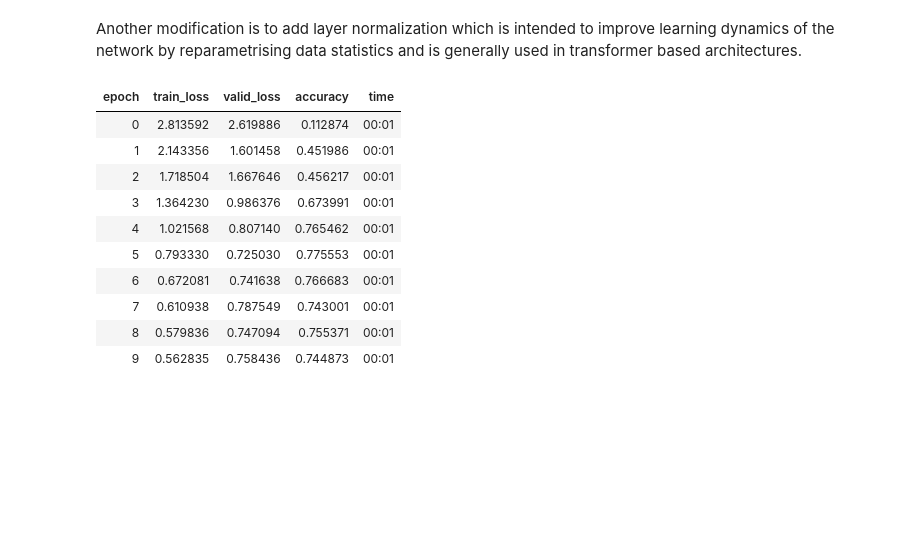
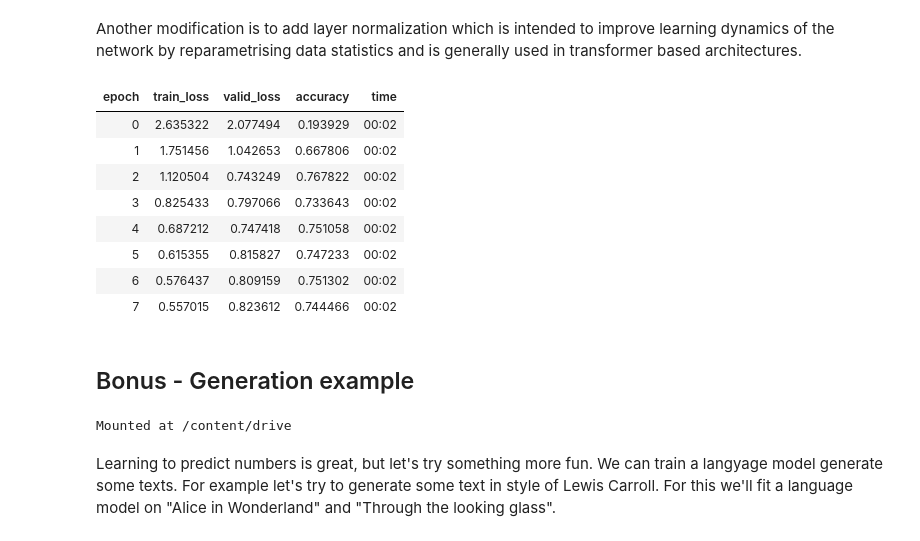
Before and after one commit to arampacha/fastai_nbs, a Jupyter notebook: fastbook_12_transformer.ipynb, the cells around one changed output. Saved outputs shown, nothing was run; the diff lists cells and outputs as text; code cells hidden in the pictures; blank space fills up the shorter version.

Commit message:
+text generation

```diff
--- a/fastbook_12_transformer.ipynb
+++ b/fastbook_12_transformer.ipynb
@@ -476,7 +477,8 @@ As we modify layers to include the residual connections let's also add some regu
 # %%
 class TransformerEmbedding(Module):
     def __init__(self, emb_sz, d_model, p=0.1):
-        self.emb = nn.Embedding(emb_sz, d_model)
+        self.emb = Embedding(emb_sz, d_model)
+        nn.init.trunc_normal_(self.emb.weight, std=d_model**-0.5)
         self.pos_enc = PositionalEncoding(d_model)
         self.drop = nn.Dropout(p)
     def forward(self, x):
@@ -502,11 +504,11 @@ class MultiHeadAttention(Module):
         assert d_model%n_heads == 0
         self.n_heads = n_heads
         d_qk, d_v = d_model//n_heads, d_model//n_heads
-        self.iq = nn.Linear(d_model, d_model)
-        self.ik = nn.Linear(d_model, d_model)
-        self.iv = nn.Linear(d_model, d_model)
+        self.iq = nn.Linear(d_model, d_model, bias=False)
+        self.ik = nn.Linear(d_model, d_model, bias=False)
+        self.iv = nn.Linear(d_model, d_model, bias=False)
         self.scale = d_qk**0.5
-        self.out = nn.Linear(d_model, d_model)
+        self.out = nn.Linear(d_model, d_model, bias=False)
         self.norm = nn.LayerNorm(d_model)
         self.drop = nn.Dropout(p)
     def forward(self, x, mask=None):
@@ -530,35 +532,50 @@ class TransformerLayer(Module):
         self.attn = MultiHeadAttention(d_model, n_heads)
         self.ff = FeedForward(d_model, d_ff, p=p_ff)
         self.causal = causal
+        self._init()
     def forward(self, x, mask=None):
         if self.causal:
             mask = get_subsequent_mask(x)
         return self.ff(self.attn(x, mask))
+    def _init(self):
+        for p in self.parameters():
+            if p.dim()>1: nn.init.xavier_uniform_(p)
 # %%
 class Model6(Module):
     def __init__(self, vocab_sz, d_model=64, n_layer=4, n_heads=8,
-                 p_emb=0.1, p_att=0.1, p_ff=0.2):
+                 p_emb=0.1, p_att=0.1, p_ff=0.2, tie_weights=True):
         self.emb = TransformerEmbedding(vocab_sz, d_model, p=p_emb)
-        self.tfmr = nn.Sequential(*[TransformerLayer(d_model, n_heads,
+        self.encoder = nn.Sequential(*[TransformerLayer(d_model, n_heads,
                                                      p_att=p_att, p_ff=p_ff)
-                                    for _ in range(n_layer)])
+                                    for _ in range(n_layer)],
+                                    nn.LayerNorm(d_model))
         self.out = nn.Linear(d_model, vocab_sz)
+        if tie_weights: self.out.weight = self.emb.emb.weight
     def forward(self, x):
         x = self.emb(x)
-        x = self.tfmr(x)
+        x = self.encoder(x)
         return self.out(x)
 # %%
 learn = Learner(dls, Model6(len(vocab), n_layer=2), loss_func=loss_func, metrics=accuracy)
-learn.fit_one_cycle(10, 1e-2)
+learn.fit_one_cycle(8, 1e-2)
 # %% [output]
 | epoch | train_loss | valid_loss | accuracy | time |
-| 0 | 2.813592 | 2.619886 | 0.112874 | 00:01 |
-| 1 | 2.143356 | 1.601458 | 0.451986 | 00:01 |
-| 2 | 1.718504 | 1.667646 | 0.456217 | 00:01 |
-| 3 | 1.364230 | 0.986376 | 0.673991 | 00:01 |
-| 4 | 1.021568 | 0.807140 | 0.765462 | 00:01 |
-| 5 | 0.793330 | 0.725030 | 0.775553 | 00:01 |
-| 6 | 0.672081 | 0.741638 | 0.766683 | 00:01 |
-| 7 | 0.610938 | 0.787549 | 0.743001 | 00:01 |
-| 8 | 0.579836 | 0.747094 | 0.755371 | 00:01 |
-| 9 | 0.562835 | 0.758436 | 0.744873 | 00:01 |
+| 0 | 2.635322 | 2.077494 | 0.193929 | 00:02 |
+| 1 | 1.751456 | 1.042653 | 0.667806 | 00:02 |
+| 2 | 1.120504 | 0.743249 | 0.767822 | 00:02 |
+| 3 | 0.825433 | 0.797066 | 0.733643 | 00:02 |
+| 4 | 0.687212 | 0.747418 | 0.751058 | 00:02 |
+| 5 | 0.615355 | 0.815827 | 0.747233 | 00:02 |
+| 6 | 0.576437 | 0.809159 | 0.751302 | 00:02 |
+| 7 | 0.557015 | 0.823612 | 0.744466 | 00:02 |
+# %% [markdown]
+## Bonus - Generation example
+# %%
+from google.colab import drive
+
+drive.mount('/content/drive')
+path = Path('/content/drive/MyDrive/char_model')
+# %% [output]
+Mounted at /content/drive
+# %% [markdown]
+Learning to predict numbers is great, but let's try something more fun. We can train a langyage model generate some texts. For example let's try to generate some text in style of Lewis Carroll. For this we'll fit a language model on "Alice in Wonderland" and "Through the looking glass".
```
Also changed, not shown: parts of 68 cells of this notebook.
